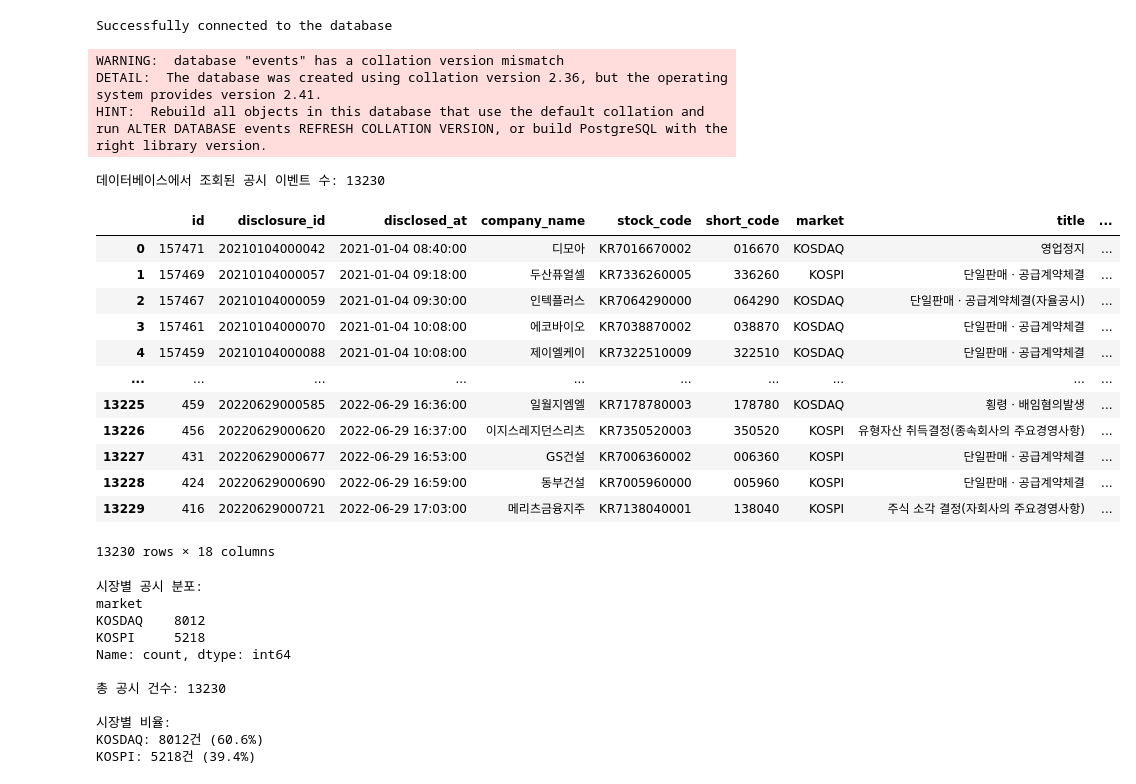
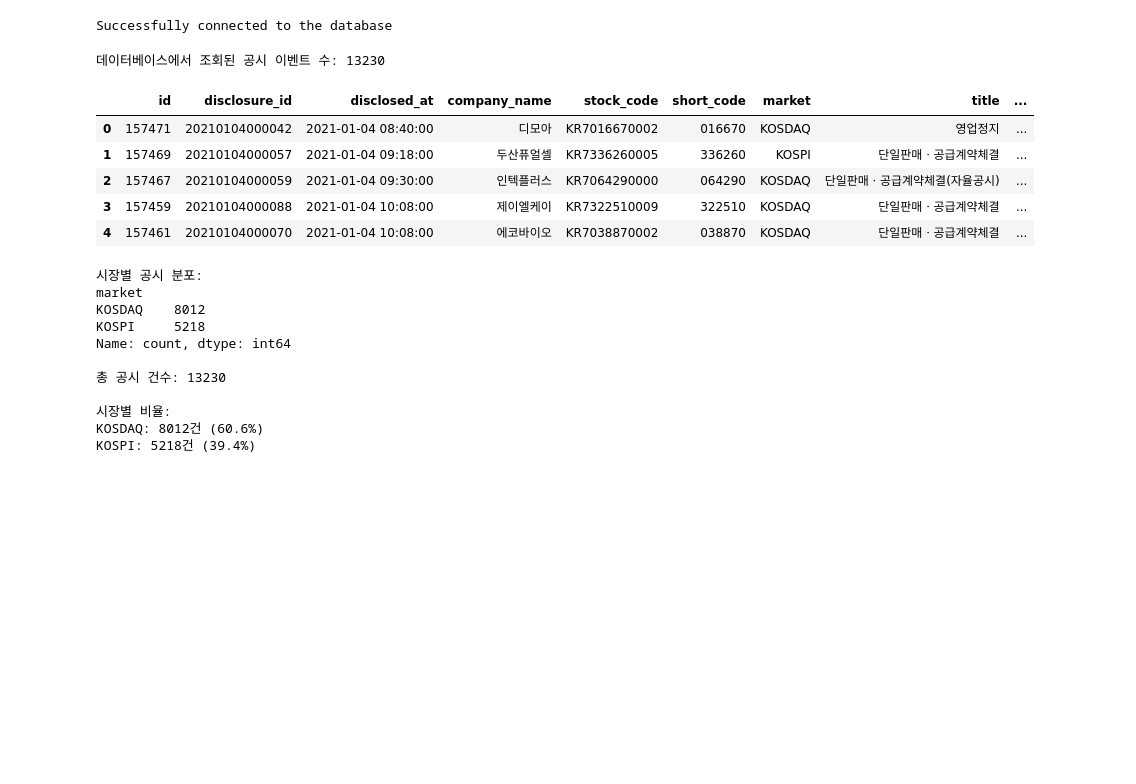
Before and after one commit to antaechan/dart-sentiment-analysis, a Jupyter notebook: analysis/kind_EDA_AR.ipynb, the cells around one changed output. Drawn from its saved outputs; the diff is of its cells as text; code cells hidden in the pictures; blank space fills up the shorter version.

```diff
--- a/analysis/kind_EDA_AR.ipynb
+++ b/analysis/kind_EDA_AR.ipynb
@@ -19,40 +19,30 @@ Successfully connected to the database
 # %%
 import pandas as pd
 from datetime import datetime
 table = "kind"
 # 날짜 범위 설정
 start_date = datetime(2021, 1, 1)
 end_date = datetime(2022, 6, 30)
 
 query = f"""SELECT * FROM {table}
 WHERE stock_code != ''
   AND market IN ('KOSPI', 'KOSDAQ', 'KOSDAQ GLOBAL')
   AND disclosed_at >= %(start_date)s
   AND disclosed_at <= %(end_date)s
   AND label is not NULL
 ORDER BY disclosed_at ASC"""
 
 df = pd.read_sql(query, engine, params={"start_date": start_date, "end_date": end_date})
 print(f"데이터베이스에서 조회된 공시 이벤트 수: {len(df)}")
-df
+df.head()
 # %% [output]
-WARNING:  database "events" has a collation version mismatch
-DETAIL:  The database was created using collation version 2.36, but the operating system provides version 2.41.
-HINT:  Rebuild all objects in this database that use the default collation and run ALTER DATABASE events REFRESH COLLATION VERSION, or build PostgreSQL with the right library version.
+데이터베이스에서 조회된 공시 이벤트 수: 13230
-데이터베이스에서 조회된 공시 이벤트 수: 13230
 |  | id | disclosure_id | disclosed_at | company_name | stock_code | short_code | market | title | ... |
 | 0 | 157471 | 20210104000042 | 2021-01-04 08:40:00 | 디모아 | KR7016670002 | 016670 | KOSDAQ | 영업정지 | ... |
 | 1 | 157469 | 20210104000057 | 2021-01-04 09:18:00 | 두산퓨얼셀 | KR7336260005 | 336260 | KOSPI | 단일판매ㆍ공급계약체결 | ... |
 | 2 | 157467 | 20210104000059 | 2021-01-04 09:30:00 | 인텍플러스 | KR7064290000 | 064290 | KOSDAQ | 단일판매ㆍ공급계약체결(자율공시) | ... |
-| 3 | 157461 | 20210104000070 | 2021-01-04 10:08:00 | 에코바이오 | KR7038870002 | 038870 | KOSDAQ | 단일판매ㆍ공급계약체결 | ... |
-| 4 | 157459 | 20210104000088 | 2021-01-04 10:08:00 | 제이엘케이 | KR7322510009 | 322510 | KOSDAQ | 단일판매ㆍ공급계약체결 | ... |
-| ... | ... | ... | ... | ... | ... | ... | ... | ... | ... |
-| 13225 | 459 | 20220629000585 | 2022-06-29 16:36:00 | 일월지엠엘 | KR7178780003 | 178780 | KOSDAQ | 횡령ㆍ배임혐의발생 | ... |
-| 13226 | 456 | 20220629000620 | 2022-06-29 16:37:00 | 이지스레지던스리츠 | KR7350520003 | 350520 | KOSPI | 유형자산 취득결정(종속회사의 주요경영사항) | ... |
-| 13227 | 431 | 20220629000677 | 2022-06-29 16:53:00 | GS건설 | KR7006360002 | 006360 | KOSPI | 단일판매ㆍ공급계약체결 | ... |
-| 13228 | 424 | 20220629000690 | 2022-06-29 16:59:00 | 동부건설 | KR7005960000 | 005960 | KOSPI | 단일판매ㆍ공급계약체결 | ... |
-| 13229 | 416 | 20220629000721 | 2022-06-29 17:03:00 | 메리츠금융지주 | KR7138040001 | 138040 | KOSPI | 주식 소각 결정(자회사의 주요경영사항) | ... |
+| 3 | 157459 | 20210104000088 | 2021-01-04 10:08:00 | 제이엘케이 | KR7322510009 | 322510 | KOSDAQ | 단일판매ㆍ공급계약체결 | ... |
+| 4 | 157461 | 20210104000070 | 2021-01-04 10:08:00 | 에코바이오 | KR7038870002 | 038870 | KOSDAQ | 단일판매ㆍ공급계약체결 | ... |
-13230 rows × 18 columns
 # %%
 import matplotlib.pyplot as plt
 import matplotlib.font_manager as fm
```
Also changed, not shown: parts of 41 cells of this notebook.
